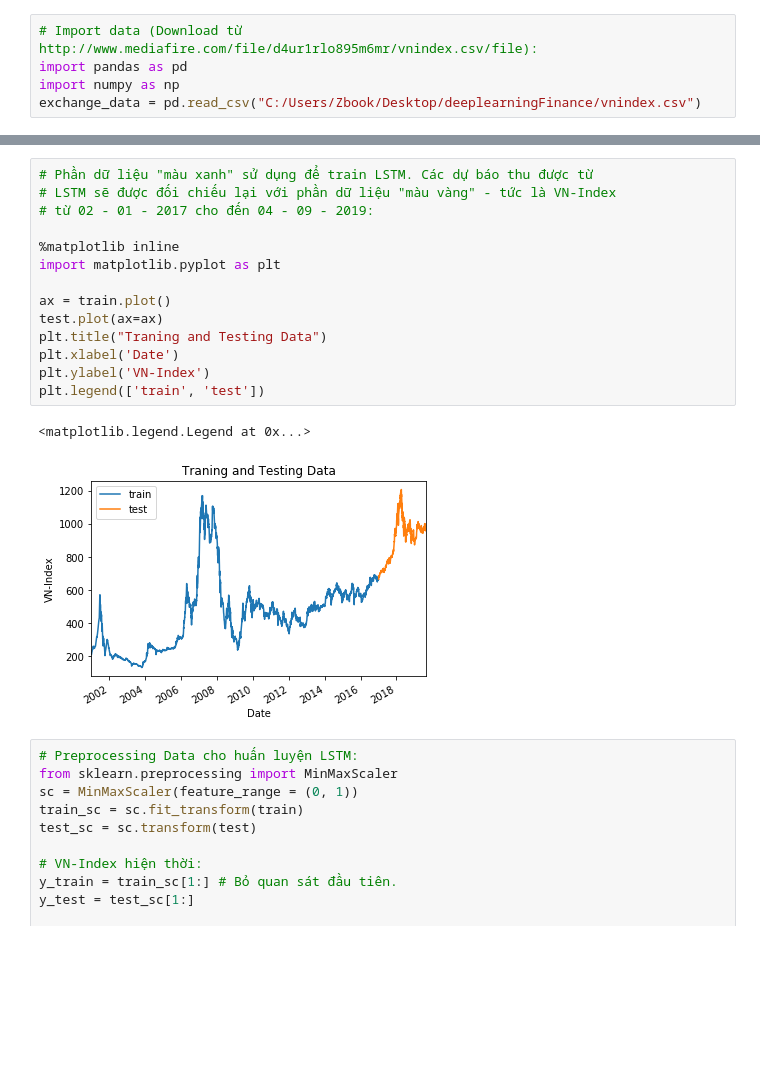
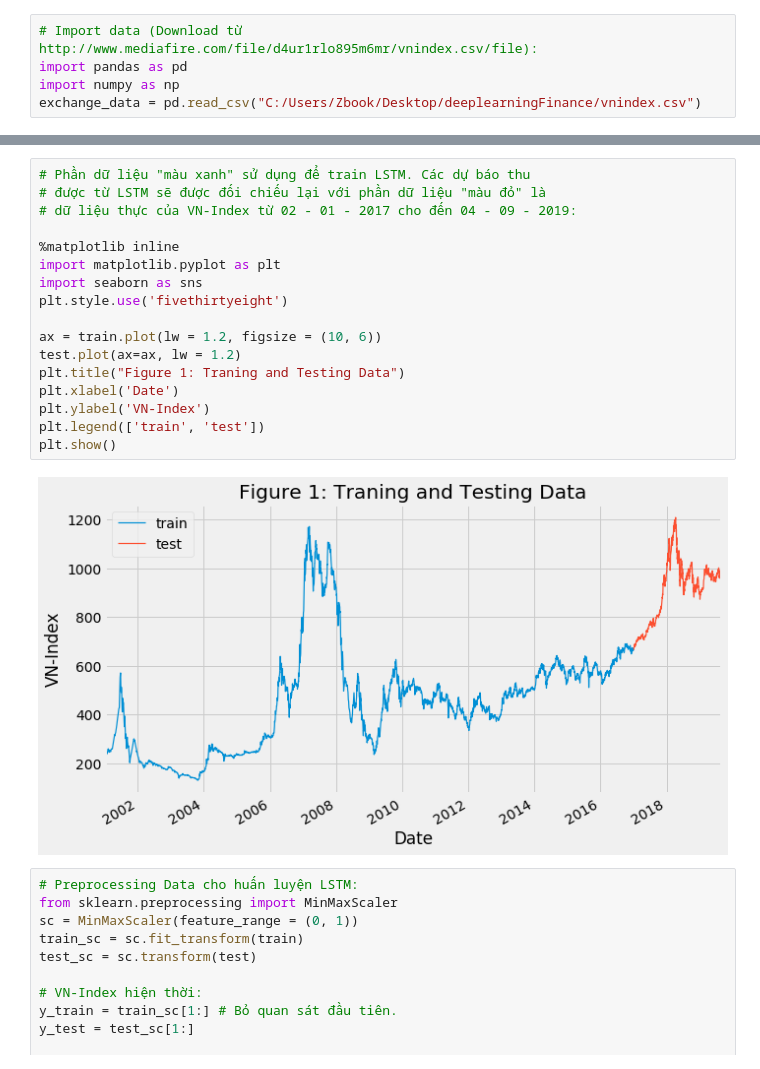
Before and after one commit to ChiDungNguyen/LSTM_forecasting_VNindex, a Jupyter notebook: LSTM_forecasting_VNindex_PythonKeras.ipynb, the cells around one changed output, grey strips where cells are left out. Saved outputs shown, nothing was run; the diff lists cells and outputs as text; blank space fills up the shorter version.

```diff
--- a/LSTM_forecasting_VNindex_PythonKeras.ipynb
+++ b/LSTM_forecasting_VNindex_PythonKeras.ipynb
@@ -27,20 +50,22 @@ test = df.loc[split_date:]
 # %%
-# Phần dữ liệu "màu xanh" sử dụng để train LSTM. Các dự báo thu được từ
-# LSTM sẽ được đối chiếu lại với phần dữ liệu "màu vàng" - tức là VN-Index
-# từ 02 - 01 - 2017 cho đến 04 - 09 - 2019:
+# Phần dữ liệu "màu xanh" sử dụng để train LSTM. Các dự báo thu
+# được từ LSTM sẽ được đối chiếu lại với phần dữ liệu "màu đỏ" là
+# dữ liệu thực của VN-Index từ 02 - 01 - 2017 cho đến 04 - 09 - 2019:
 
 %matplotlib inline
 import matplotlib.pyplot as plt
+import seaborn as sns
+plt.style.use('fivethirtyeight')
 
-ax = train.plot()
-test.plot(ax=ax)
-plt.title("Traning and Testing Data")
+ax = train.plot(lw = 1.2, figsize = (10, 6))
+test.plot(ax=ax, lw = 1.2)
+plt.title("Figure 1: Traning and Testing Data")
 plt.xlabel('Date')
 plt.ylabel('VN-Index')
 plt.legend(['train', 'test'])
+plt.show()
 # %% [output]
-<matplotlib.legend.Legend at 0x...>
-[figure, old version]
+[figure, new version]
 # %%
 # Preprocessing Data cho huấn luyện LSTM:
 from sklearn.preprocessing import MinMaxScaler
```
Also changed, not shown: parts of 10 cells of this notebook.
